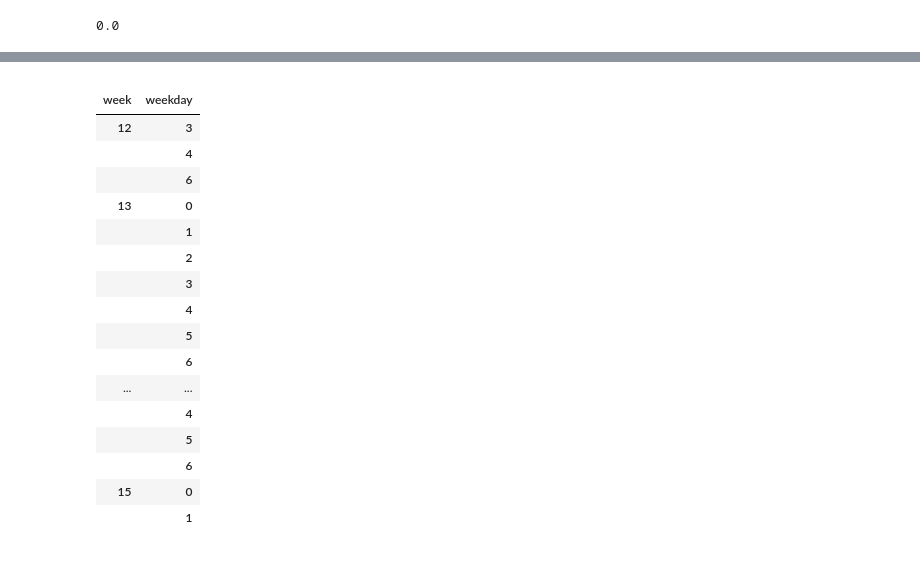
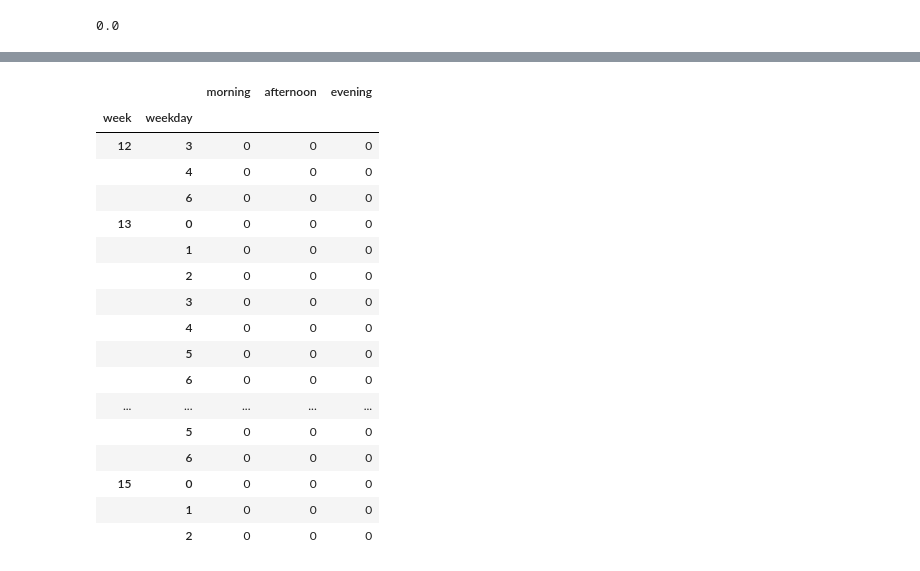
Before and after one commit to jameslee5656/2018Project-Tracker, a Jupyter notebook: predict/5_4_without_specific_but_how_long.ipynb, the cells around one changed output, grey strips where cells are left out. Drawn from its saved outputs; the diff is of its cells as text; code cells hidden in the pictures.

```diff
--- a/predict/5_4_without_specific_but_how_long.ipynb
+++ b/predict/5_4_without_specific_but_how_long.ipynb
@@ -126,3 +126,4 @@ plt.show()
 # %%
 df['cluster'] = clusters
 df['clusterDiff'] = df.cluster.diff()
+df['clusterDiff'][0] = df['cluster'][0]
@@ -150,24 +147,27 @@ df.describe()
 # %%
 dfexersice = pd.DataFrame()
 dfexersice = df[['week', 'weekday']].set_index(['week', 'weekday'])
 dfexersice = dfexersice[~dfexersice.index.duplicated(keep='first')]
+dfexersice['morning'] = 0
+dfexersice['afternoon'] = 0
+dfexersice['evening'] = 0
 dfexersice
 # %% [output]
-|  |  |
-| week | weekday |
-| 12 | 3 |
-|  | 4 |
-|  | 6 |
-| 13 | 0 |
-|  | 1 |
-|  | 2 |
-|  | 3 |
-|  | 4 |
-|  | 5 |
-|  | 6 |
-| ... | ... |
-|  | 4 |
-|  | 5 |
-|  | 6 |
-| 15 | 0 |
-|  | 1 |
+|  |  | morning | afternoon | evening |
+| week | weekday |  |  |  |
+| 12 | 3 | 0 | 0 | 0 |
+|  | 4 | 0 | 0 | 0 |
+|  | 6 | 0 | 0 | 0 |
+| 13 | 0 | 0 | 0 | 0 |
+|  | 1 | 0 | 0 | 0 |
+|  | 2 | 0 | 0 | 0 |
+|  | 3 | 0 | 0 | 0 |
+|  | 4 | 0 | 0 | 0 |
+|  | 5 | 0 | 0 | 0 |
+|  | 6 | 0 | 0 | 0 |
+| ... | ... | ... | ... | ... |
+|  | 5 | 0 | 0 | 0 |
+|  | 6 | 0 | 0 | 0 |
+| 15 | 0 | 0 | 0 | 0 |
+|  | 1 | 0 | 0 | 0 |
+|  | 2 | 0 | 0 | 0 |
```
Also changed, not shown: parts of 8 cells of this notebook, 12 other files.
